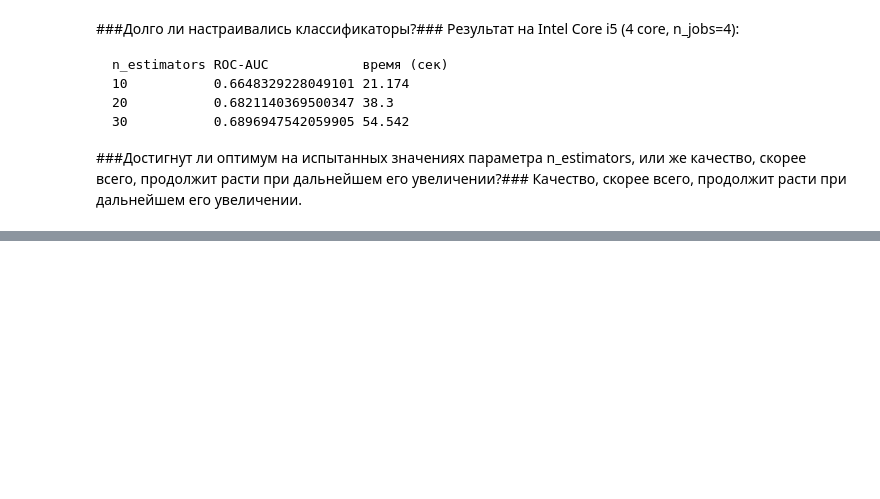
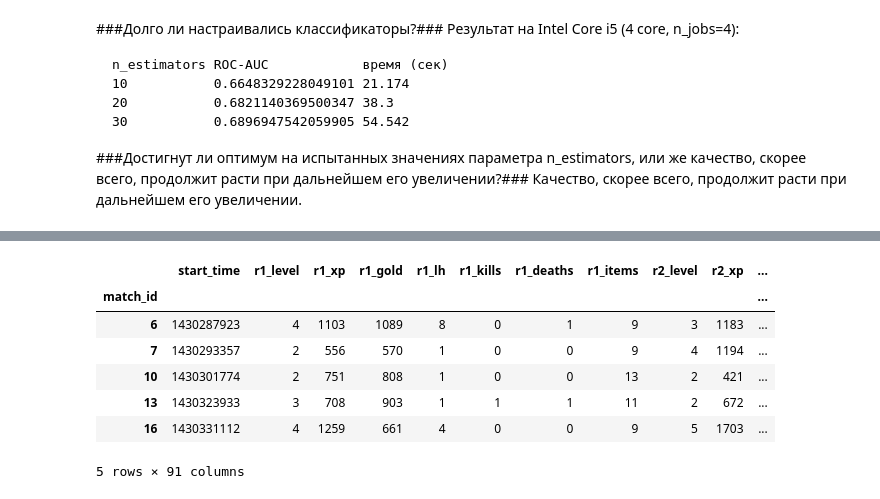
Before and after one commit to RomanShekhovtsov/ml-intro, a Jupyter notebook: 7 final/7_final.ipynb, the cells around one changed output, grey strips where cells are left out. Cells and saved outputs as stored; diff of their text form; code cells hidden in the pictures; blank space fills up the shorter version.

```diff
--- a/7 final/7_final.ipynb
+++ b/7 final/7_final.ipynb
@@ -366,0 +439,15 @@ for i, match_id in enumerate( features.index ):
+# %%
+non_cat_features_test.head()
+
+#(features.shape[0], heroes_count)
+#features.loc[match_id, 'r%d_hero' % (p+1)]
+#x_pick[i, features.loc[match_id, 'r%d_hero' % (p+1)]-1] = 1
+# %% [output]
+|  | start_time | r1_level | r1_xp | r1_gold | r1_lh | r1_kills | r1_deaths | r1_items | r2_level | r2_xp | ... |
+| match_id |  |  |  |  |  |  |  |  |  |  | ... |
+| 6 | 1430287923 | 4 | 1103 | 1089 | 8 | 0 | 1 | 9 | 3 | 1183 | ... |
+| 7 | 1430293357 | 2 | 556 | 570 | 1 | 0 | 0 | 9 | 4 | 1194 | ... |
+| 10 | 1430301774 | 2 | 751 | 808 | 1 | 0 | 0 | 13 | 2 | 421 | ... |
+| 13 | 1430323933 | 3 | 708 | 903 | 1 | 1 | 1 | 11 | 2 | 672 | ... |
+| 16 | 1430331112 | 4 | 1259 | 661 | 4 | 0 | 0 | 9 | 5 | 1703 | ... |
+5 rows × 91 columns
```
Also changed, not shown: parts of 8 cells of this notebook.
